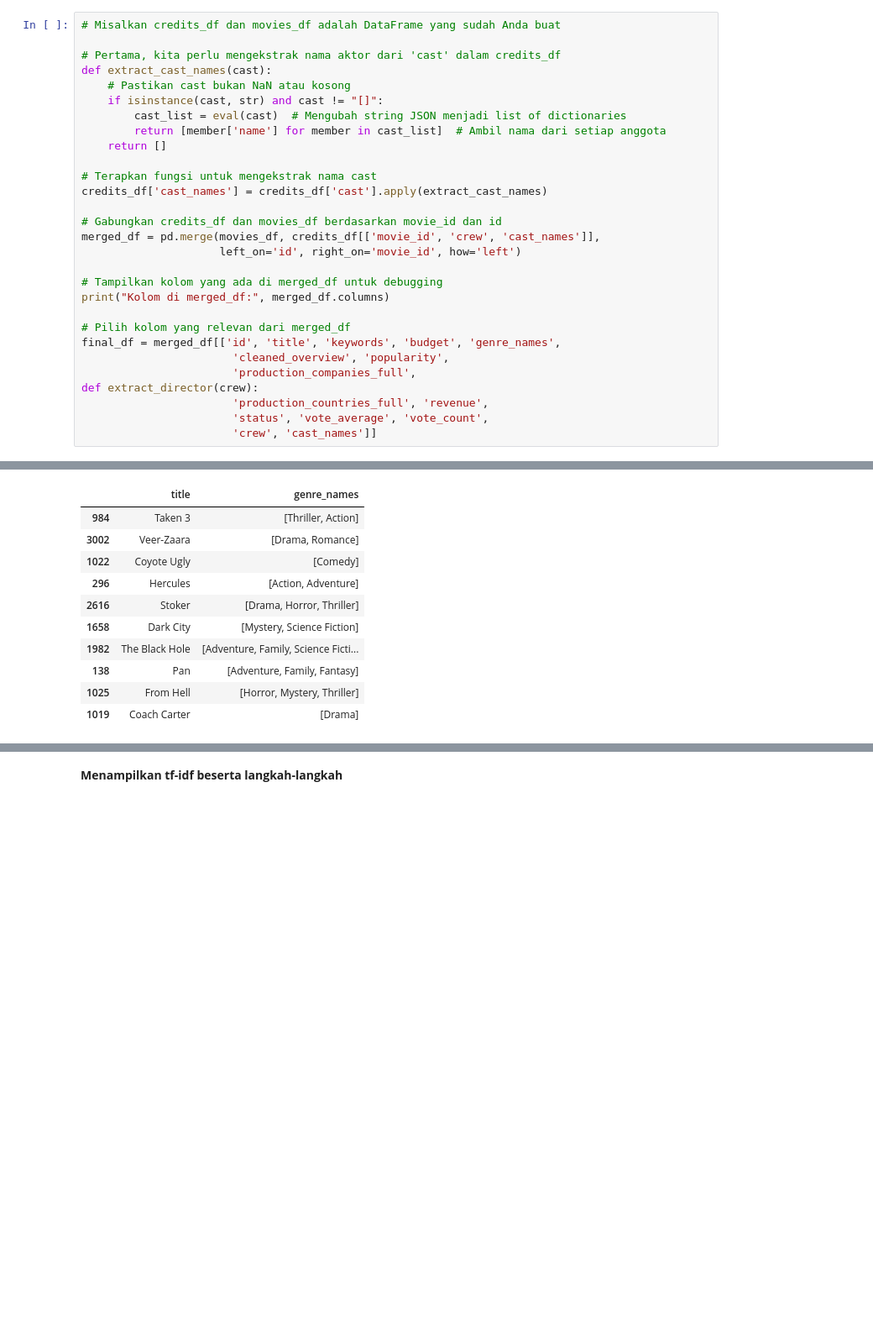
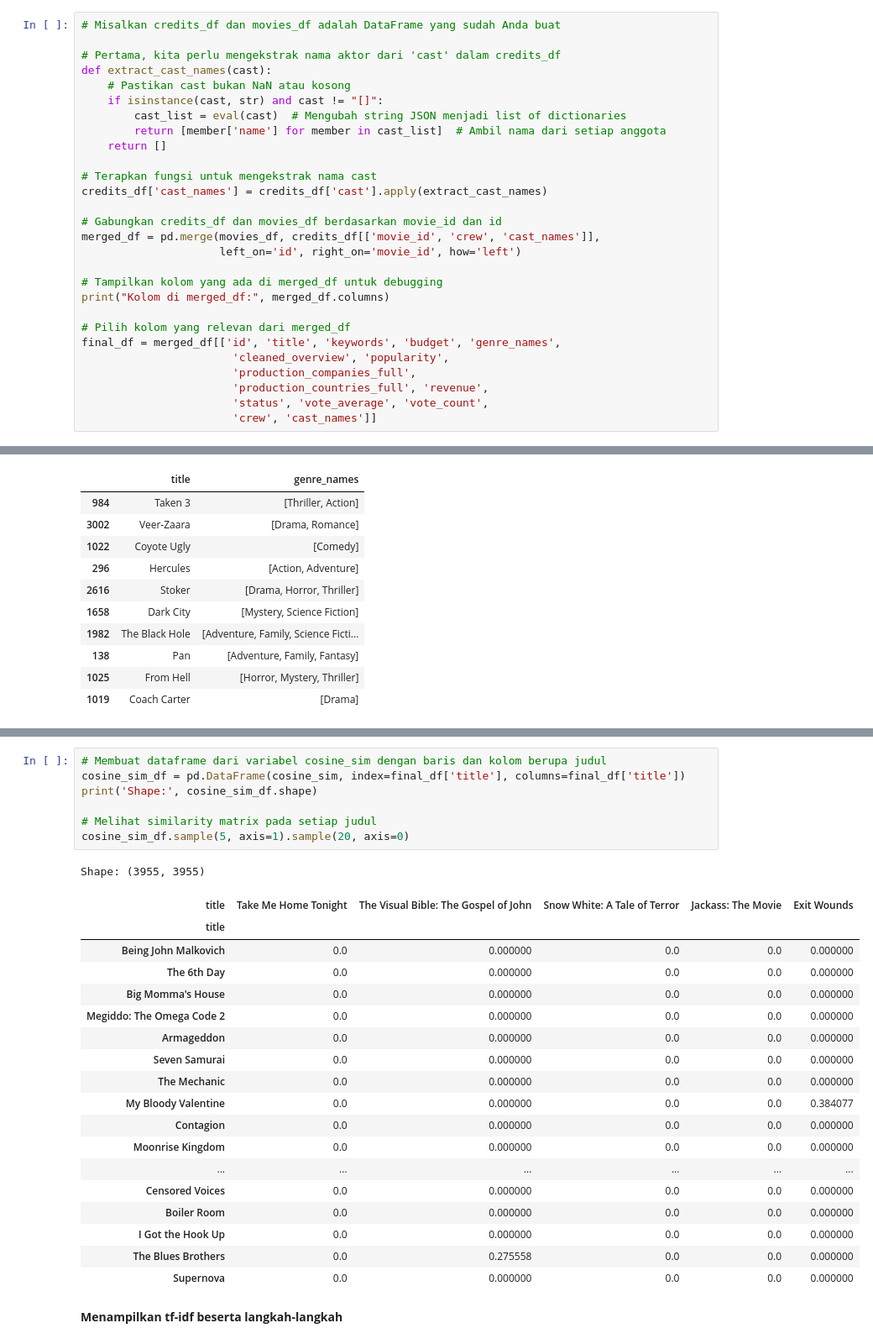
Before and after one commit to feetbo90/Dicoding-Machine-Learning-Terapan, a Jupyter notebook: Submission_Terapan_v2/Submission_Terapan_v2.ipynb, the cells around one changed output, grey strips where cells are left out. Shown at 84% size. Saved outputs shown, nothing was run; the diff lists cells and outputs as text; blank space fills up the shorter version.

```diff
--- a/Submission_Terapan_v2/Submission_Terapan_v2.ipynb
+++ b/Submission_Terapan_v2/Submission_Terapan_v2.ipynb
@@ -579,7 +579,6 @@ print("Kolom di merged_df:", merged_df.columns)
 final_df = merged_df[['id', 'title', 'keywords', 'budget', 'genre_names',
                        'cleaned_overview', 'popularity',
                        'production_companies_full',
-def extract_director(crew):
                        'production_countries_full', 'revenue',
                        'status', 'vote_average', 'vote_count',
                        'crew', 'cast_names']]
@@ -717,3 +718,30 @@ recommended_movies
+# %%
+# Membuat dataframe dari variabel cosine_sim dengan baris dan kolom berupa judul
+cosine_sim_df = pd.DataFrame(cosine_sim, index=final_df['title'], columns=final_df['title'])
+print('Shape:', cosine_sim_df.shape)
+
+# Melihat similarity matrix pada setiap judul
+cosine_sim_df.sample(5, axis=1).sample(20, axis=0)
+# %% [output]
+Shape: (3955, 3955)
+| title | Take Me Home Tonight | The Visual Bible: The Gospel of John | Snow White: A Tale of Terror | Jackass: The Movie | Exit Wounds |
+| title |  |  |  |  |  |
+| Being John Malkovich | 0.0 | 0.000000 | 0.0 | 0.0 | 0.000000 |
+| The 6th Day | 0.0 | 0.000000 | 0.0 | 0.0 | 0.000000 |
+| Big Momma's House | 0.0 | 0.000000 | 0.0 | 0.0 | 0.000000 |
+| Megiddo: The Omega Code 2 | 0.0 | 0.000000 | 0.0 | 0.0 | 0.000000 |
+| Armageddon | 0.0 | 0.000000 | 0.0 | 0.0 | 0.000000 |
+| Seven Samurai | 0.0 | 0.000000 | 0.0 | 0.0 | 0.000000 |
+| The Mechanic | 0.0 | 0.000000 | 0.0 | 0.0 | 0.000000 |
+| My Bloody Valentine | 0.0 | 0.000000 | 0.0 | 0.0 | 0.384077 |
+| Contagion | 0.0 | 0.000000 | 0.0 | 0.0 | 0.000000 |
+| Moonrise Kingdom | 0.0 | 0.000000 | 0.0 | 0.0 | 0.000000 |
+| ... | ... | ... | ... | ... | ... |
+| Censored Voices | 0.0 | 0.000000 | 0.0 | 0.0 | 0.000000 |
+| Boiler Room | 0.0 | 0.000000 | 0.0 | 0.0 | 0.000000 |
+| I Got the Hook Up | 0.0 | 0.000000 | 0.0 | 0.0 | 0.000000 |
+| The Blues Brothers | 0.0 | 0.275558 | 0.0 | 0.0 | 0.000000 |
+| Supernova | 0.0 | 0.000000 | 0.0 | 0.0 | 0.000000 |
 # %% [markdown]
 **Menampilkan tf-idf beserta langkah-langkah**
 # %%
```
Also changed, not shown: parts of 7 cells of this notebook, 2 other files.
